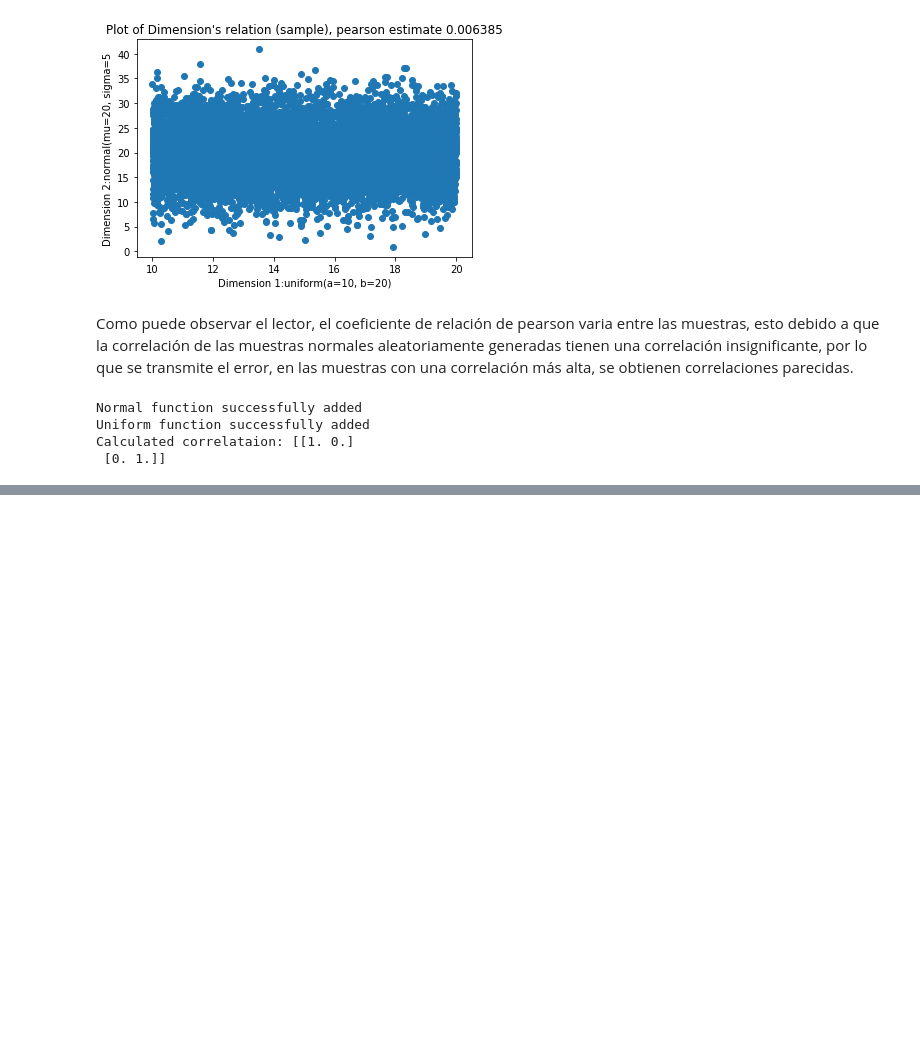
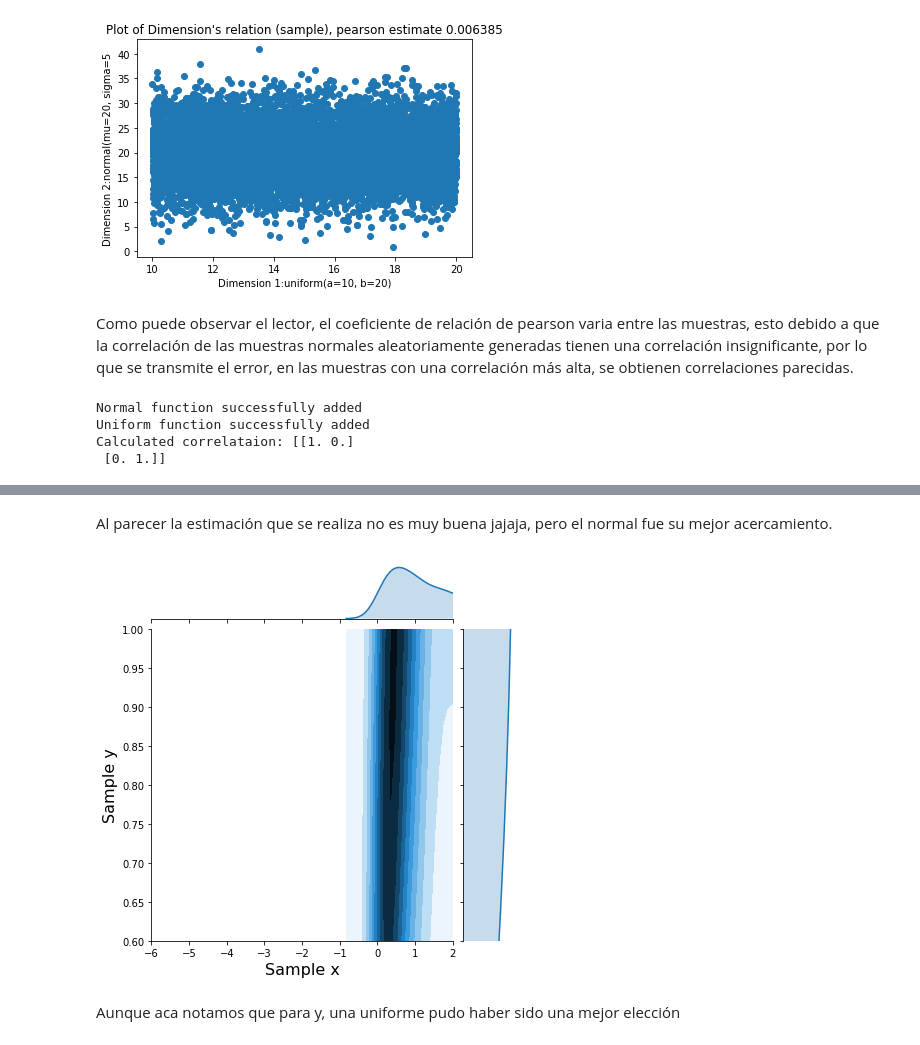
Before and after one commit to DanielNeira/NORTA, a Jupyter notebook: NORTA.ipynb, the cells around one changed output, grey strips where cells are left out. Cells and saved outputs as stored; diff of their text form; code cells hidden in the pictures; blank space fills up the shorter version.

```diff
--- a/NORTA.ipynb
+++ b/NORTA.ipynb
@@ -332,0 +456,11 @@ for dim1, text1 in zip([0,1],["normal(mu=15, sigma=1)","uniform(a=10, b=20)"]):
+# %% [markdown]
+Al parecer la estimación que se realiza no es muy buena jajaja, pero el normal fue su mejor acercamiento.
+# %%
+import seaborn as sns
+
+h = sns.jointplot(data['x'], data['y'], kind='kde', xlim=(-6, 2), ylim=(.6, 1.0), stat_func=None);
+h.set_axis_labels('Sample x', 'Sample y',  fontsize=16);
+# %% [output]
+[figure, added]
+# %% [markdown]
+Aunque aca notamos que para y, una uniforme pudo haber sido una mejor elección
```
Also changed, not shown: parts of 12 cells of this notebook, 2 other files.
